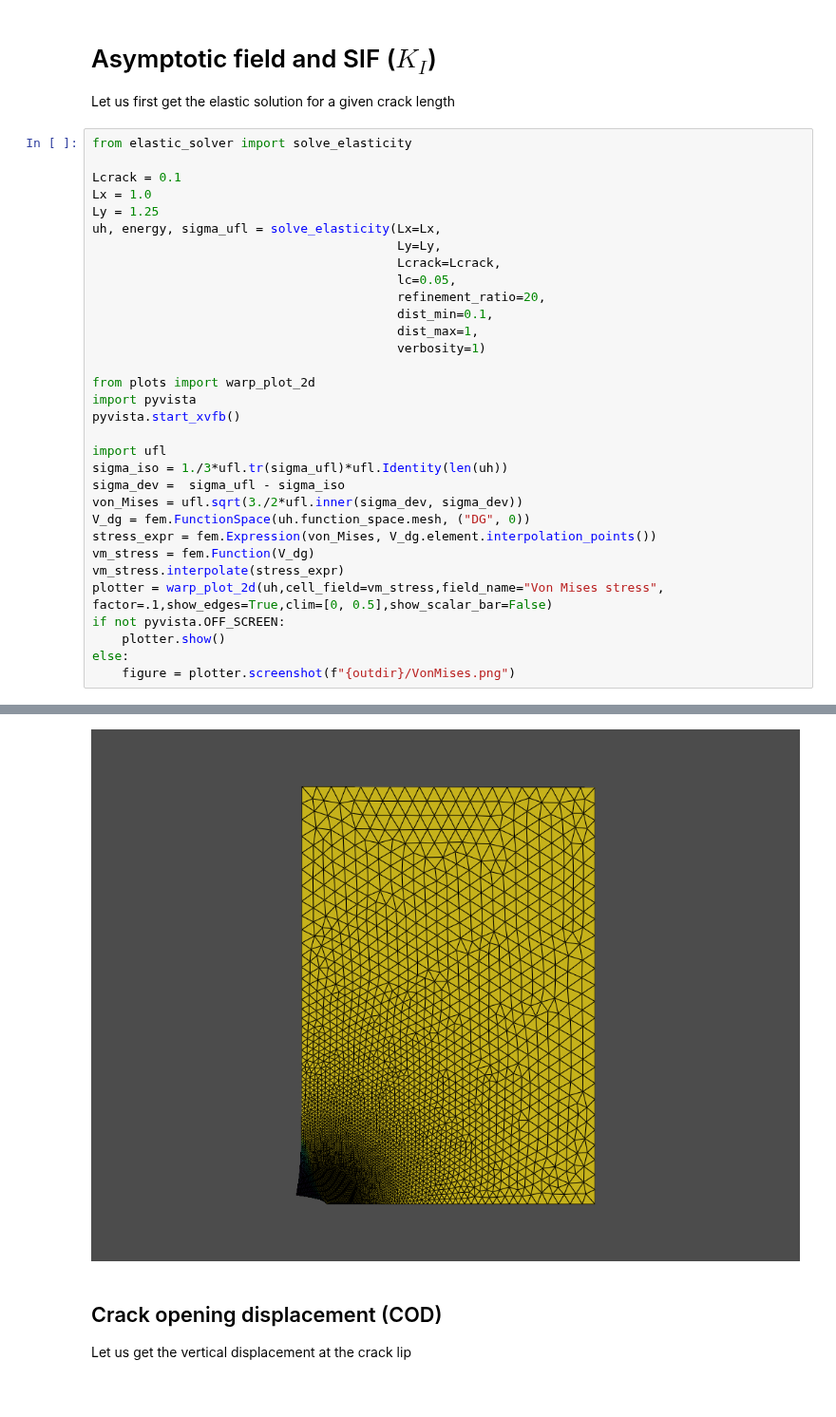
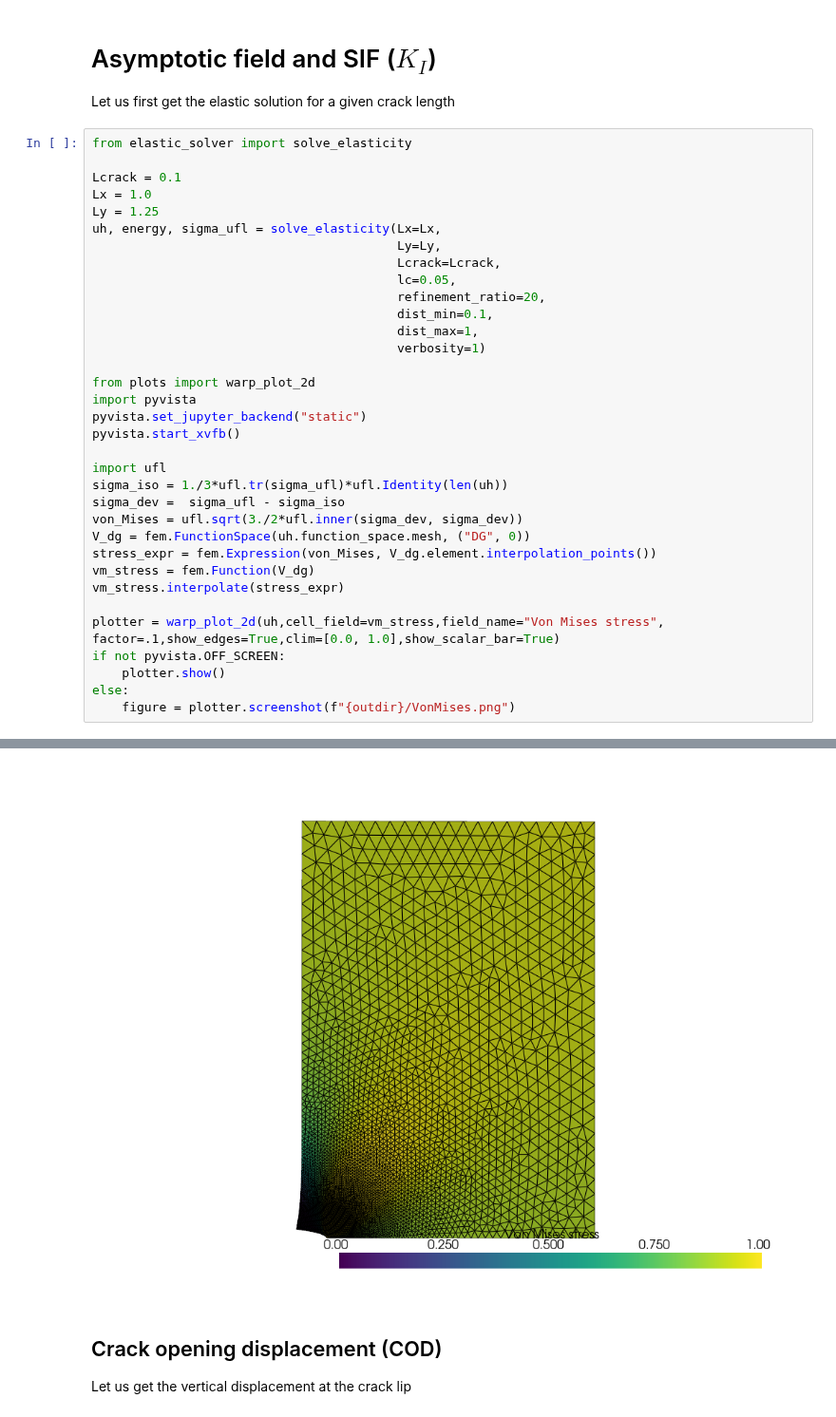
Before and after one commit to newfrac/fenicsx-fracture, a Jupyter notebook: notebooks/linear-elasticity/02-LEFM.ipynb, the cells around one changed output, grey strips where cells are left out. Shown at 95% size. Saved outputs shown, nothing was run; the diff lists cells and outputs as text.

```diff
--- a/notebooks/linear-elasticity/02-LEFM.ipynb
+++ b/notebooks/linear-elasticity/02-LEFM.ipynb
@@ -52,6 +52,7 @@ uh, energy, sigma_ufl = solve_elasticity(Lx=Lx,
 
 from plots import warp_plot_2d
 import pyvista
+pyvista.set_jupyter_backend("static")
 pyvista.start_xvfb()
 
 import ufl
@@ -62,7 +63,8 @@ V_dg = fem.FunctionSpace(uh.function_space.mesh, ("DG", 0))
 stress_expr = fem.Expression(von_Mises, V_dg.element.interpolation_points())
 vm_stress = fem.Function(V_dg)
 vm_stress.interpolate(stress_expr)
-plotter = warp_plot_2d(uh,cell_field=vm_stress,field_name="Von Mises stress", factor=.1,show_edges=True,clim=[0, 0.5],show_scalar_bar=False)
+
+plotter = warp_plot_2d(uh,cell_field=vm_stress,field_name="Von Mises stress", factor=.1,show_edges=True,clim=[0.0, 1.0],show_scalar_bar=True)
 if not pyvista.OFF_SCREEN:
     plotter.show()
 else:
@@ -82,4 +74,4 @@ Falling back to a static output.
-[figure, old version]
+[figure, new version]
 # %% [markdown]
 ## Crack opening displacement (COD)
 
```
Also changed, not shown: parts of 1 cell of this notebook, 2 other files.
